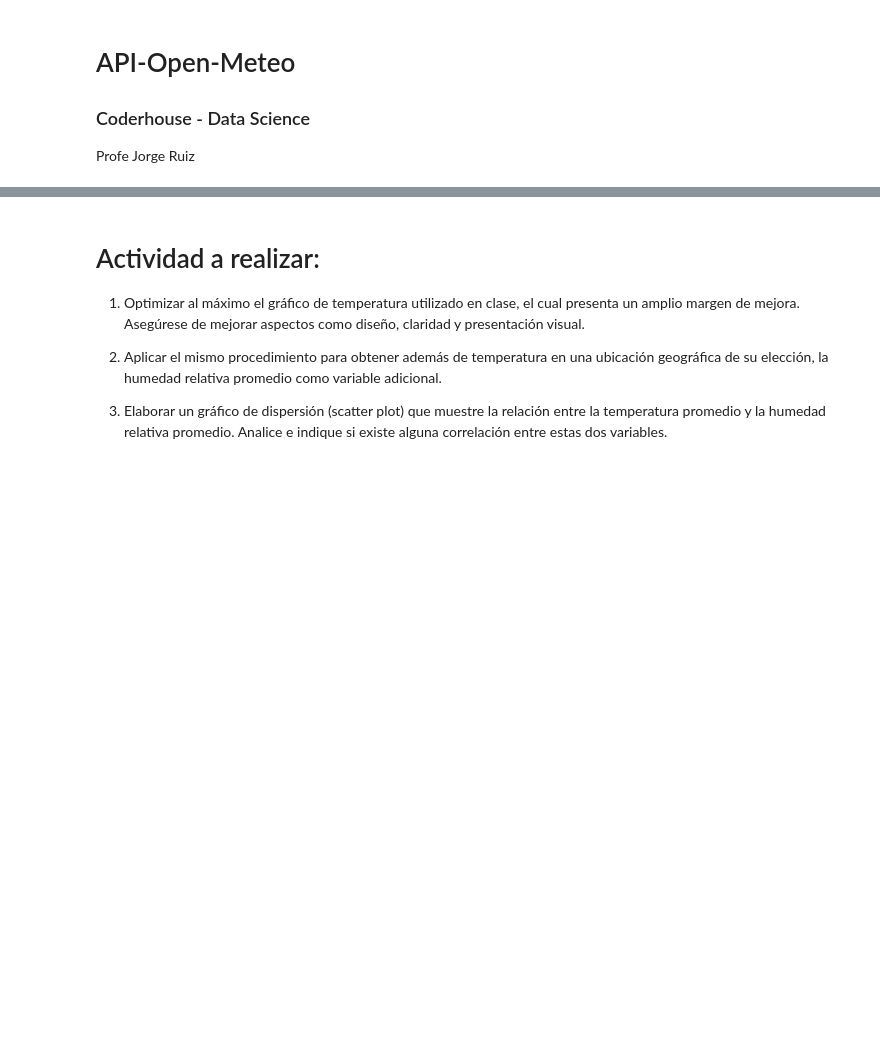
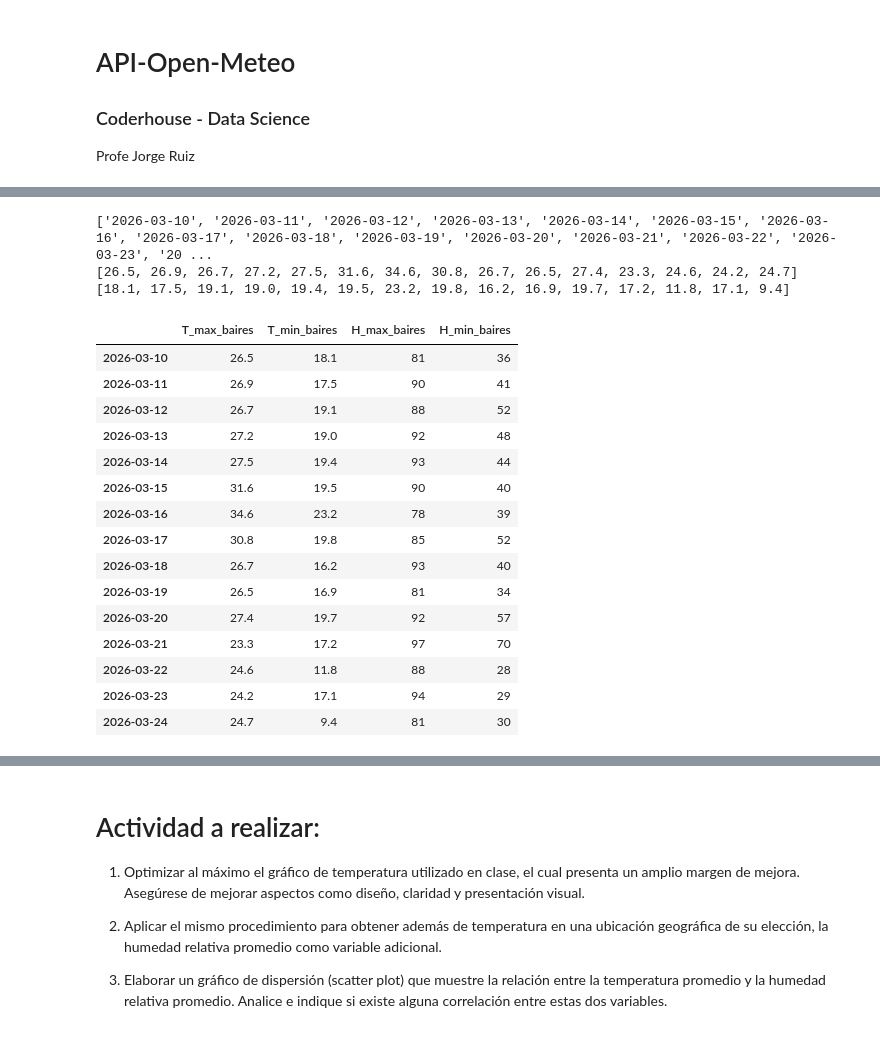
Before and after one commit to Jorge-Ruiz-Troccoli/Data-Science-II, a Jupyter notebook: Clase 004/conexion_API_open_meteo.ipynb, the cells around one changed output, grey strips where cells are left out. Saved outputs shown, nothing was run; the diff lists cells and outputs as text; code cells hidden in the pictures; blank space fills up the shorter version.

```diff
--- a/Clase 004/conexion_API_open_meteo.ipynb
+++ b/Clase 004/conexion_API_open_meteo.ipynb
@@ -17,6 +35,6 @@ consulta
 # %%
 import requests
 
-response = requests.get('https://api.open-meteo.com/v1/forecast?latitude=-34.59&longitude=-58.38&daily=temperature_2m_max,temperature_2m_min,relative_humidity_2m_max,relative_humidity_2m_min,weather_code&start_date=2025-11-15&end_date=2026-01-09')
+response = requests.get('https://api.open-meteo.com/v1/forecast?latitude=-34.59&longitude=-58.38&daily=temperature_2m_max,temperature_2m_min,relative_humidity_2m_max,relative_humidity_2m_min,weather_code&start_date=2026-03-10&end_date=2026-03-24')
 consulta = response.json()
 consulta
@@ -24,14 +60,35 @@ consulta
 print(consulta["daily"]['time'])
 print(consulta["daily"]['temperature_2m_max'])
 print(consulta["daily"]['temperature_2m_min'])
+# %% [output]
+['2026-03-10', '2026-03-11', '2026-03-12', '2026-03-13', '2026-03-14', '2026-03-15', '2026-03-16', '2026-03-17', '2026-03-18', '2026-03-19', '2026-03-20', '2026-03-21', '2026-03-22', '2026-03-23', '20 ...
+[26.5, 26.9, 26.7, 27.2, 27.5, 31.6, 34.6, 30.8, 26.7, 26.5, 27.4, 23.3, 24.6, 24.2, 24.7]
+[18.1, 17.5, 19.1, 19.0, 19.4, 19.5, 23.2, 19.8, 16.2, 16.9, 19.7, 17.2, 11.8, 17.1, 9.4]
 # %%
 # vamos a crear un rango de fechas
-fechas = pd.date_range(start='2025-11-15', end='2026-01-09', freq='D')  # Frecuencia diaria
+fechas = pd.date_range(start='2026-03-10', end='2026-03-24', freq='D')  # Frecuencia diaria
 
 #tambien podemos usarlo de esa forma
 # fechas = pd.date_range(start='2023-01-01', periods=365, freq='D')
 
 df = pd.DataFrame({'T_max_baires': consulta["daily"]['temperature_2m_max'], "T_min_baires":consulta["daily"]['temperature_2m_min'], 'H_max_baires': consulta["daily"]['relative_humidity_2m_max'], "H_min_baires":consulta["daily"]['relative_humidity_2m_min']}, index=fechas)
 df
+# %% [output]
+|  | T_max_baires | T_min_baires | H_max_baires | H_min_baires |
+| 2026-03-10 | 26.5 | 18.1 | 81 | 36 |
+| 2026-03-11 | 26.9 | 17.5 | 90 | 41 |
+| 2026-03-12 | 26.7 | 19.1 | 88 | 52 |
+| 2026-03-13 | 27.2 | 19.0 | 92 | 48 |
+| 2026-03-14 | 27.5 | 19.4 | 93 | 44 |
+| 2026-03-15 | 31.6 | 19.5 | 90 | 40 |
+| 2026-03-16 | 34.6 | 23.2 | 78 | 39 |
+| 2026-03-17 | 30.8 | 19.8 | 85 | 52 |
+| 2026-03-18 | 26.7 | 16.2 | 93 | 40 |
+| 2026-03-19 | 26.5 | 16.9 | 81 | 34 |
+| 2026-03-20 | 27.4 | 19.7 | 92 | 57 |
+| 2026-03-21 | 23.3 | 17.2 | 97 | 70 |
+| 2026-03-22 | 24.6 | 11.8 | 88 | 28 |
+| 2026-03-23 | 24.2 | 17.1 | 94 | 29 |
+| 2026-03-24 | 24.7 | 9.4 | 81 | 30 |
 # %%
 df.describe()
```
Also changed, not shown: parts of 9 cells of this notebook.
